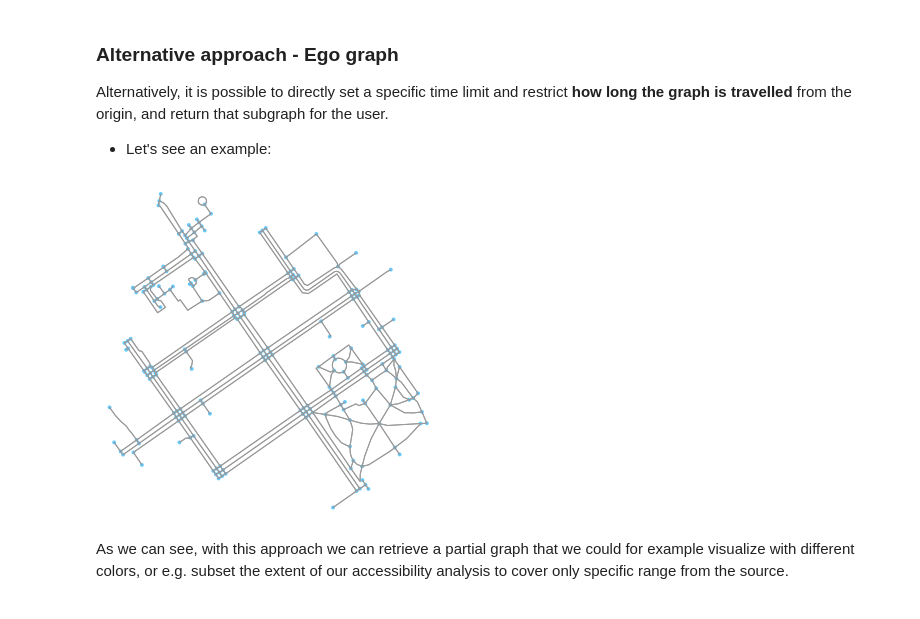
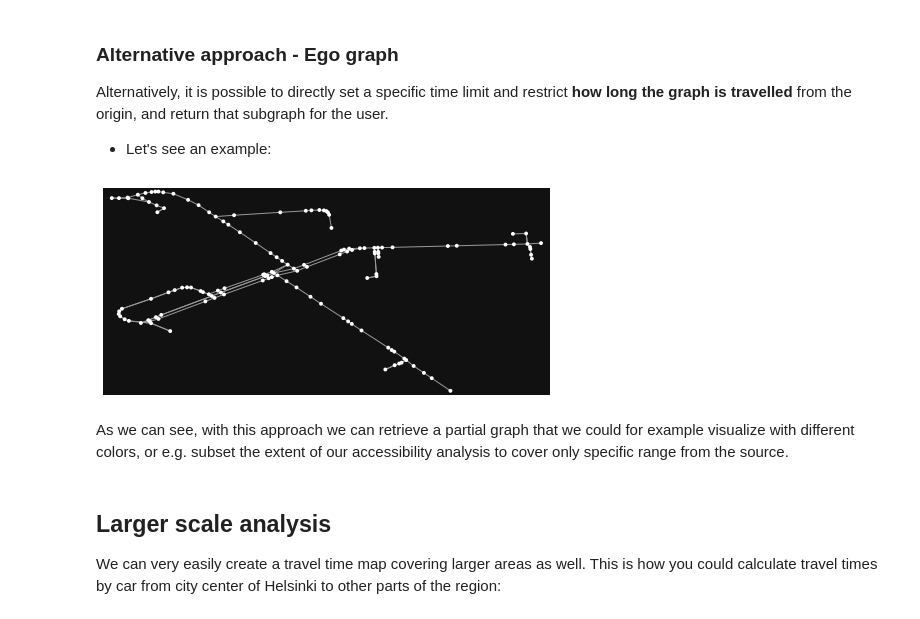
Before and after one commit to AaltoGIS/Sustainability-GIS, a Jupyter notebook: source/lessons/L2/spatial_network_analysis.ipynb, the cells around one changed output. Drawn from its saved outputs; the diff is of its cells as text; code cells hidden in the pictures.

```diff
--- a/source/lessons/L2/spatial_network_analysis.ipynb
+++ b/source/lessons/L2/spatial_network_analysis.ipynb
@@ -215,0 +254,3 @@ This same logic should be applied always when searching for an optimal route bet
+# %%
+edges["travel_time_seconds"] = edges["length"] / (edges["maxspeed"]/3.6)
+edges.iloc[0:10, -4:]
@@ -215,0 +334,7 @@ This same logic should be applied always when searching for an optimal route bet
+# %%
+# Specify "id" as the index for nodes
+nodes = nodes.set_index("id", drop=False)
+nodes = nodes.rename_axis([None])
+
+edge_attributes = directed_edges.to_dict(orient="index")
+node_attributes = nodes.to_dict(orient="index")
@@ -215,0 +415,3 @@ This same logic should be applied always when searching for an optimal route bet
+# %%
+G = osm.to_graph(nodes, edges, graph_type="networkx")
+G
@@ -223,11 +450,11 @@ First, let's find the closest nodes for two locations that are located in the ar
 # OSM data is in WGS84 so typically we need to use lat/lon coordinates when searching for the closest node
 
 # Origin
-orig_address = "Kalevankatu 16, Helsinki"
+orig_address = "Simonkatu 3, Helsinki"
 orig_y, orig_x = ox.geocode(orig_address)  # notice the coordinate order (y, x)!
 
 # Destination
-dest_address = "Ruoholahdenkatu 24, Helsinki"
+dest_address = "Unioninkatu 33, Helsinki"
 dest_y, dest_x = ox.geocode(dest_address)
 
 print("Origin coords:", orig_x, orig_y)
@@ -420,10 +617,14 @@ Alternatively, it is possible to directly set a specific time limit and restrict
 
 - Let's see an example:
 # %%
-# Take a subgraph until 4 minutes by walking (240 seconds)
-subgraph = nx.ego_graph(G, n=orig_node_id, radius=240, distance='walk_t')
+# Take a subgraph until 1 minutes by driving (60 seconds)
+subgraph = nx.ego_graph(G, n=orig_node_id, radius=60, distance='travel_time_seconds')
 fig, ax = ox.plot_graph(subgraph)
 # %% [output]
-[figure, old version]
+[figure, new version]
 # %% [markdown]
 As we can see, with this approach we can retrieve a partial graph that we could for example visualize with different colors, or e.g. subset the extent of our accessibility analysis to cover only specific range from the source.
+# %% [markdown]
+## Larger scale analysis
+
+We can very easily create a travel time map covering larger areas as well. This is how you could calculate travel times by car from city center of Helsinki to other parts of the region:
```
Also changed, not shown: parts of 87 cells of this notebook.
